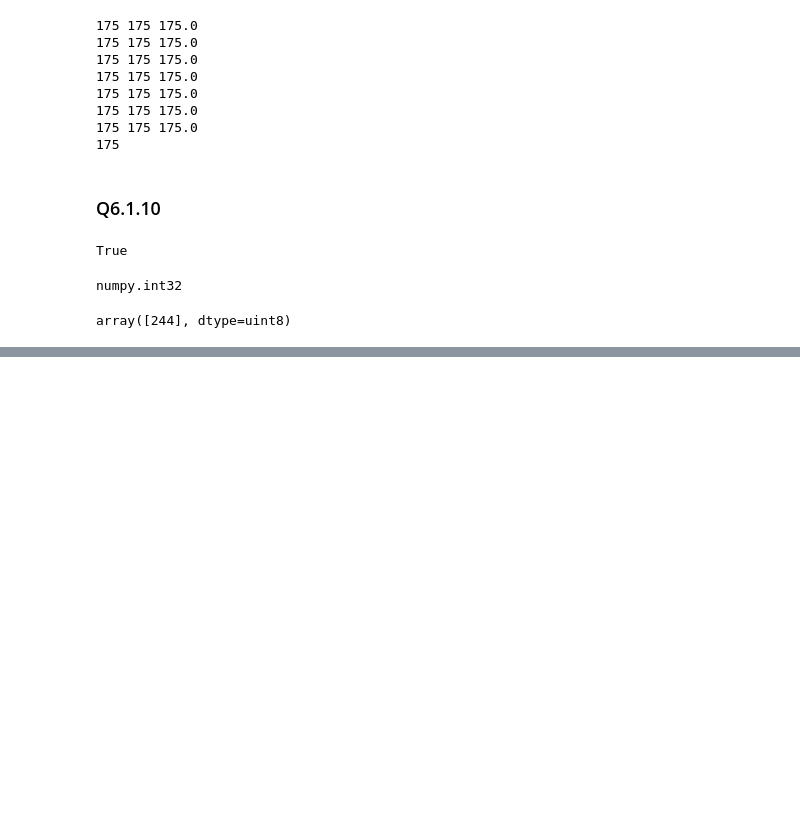
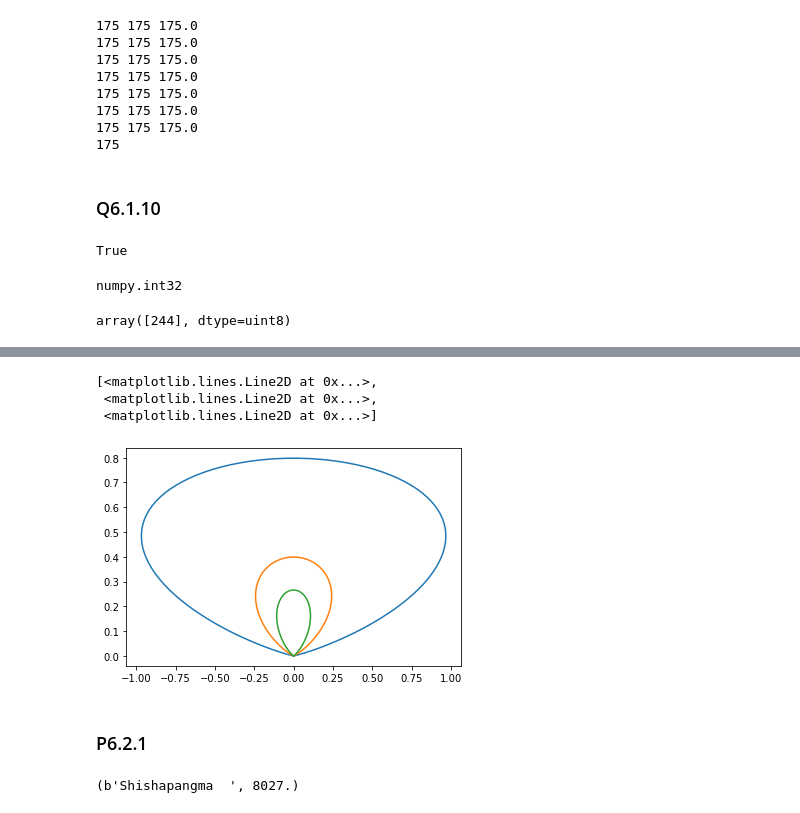
Before and after one commit to cenkt/SciPythonBook, a Jupyter notebook: Chapter6.ipynb, the cells around one changed output, grey strips where cells are left out. Cells and saved outputs as stored; diff of their text form; code cells hidden in the pictures; blank space fills up the shorter version.

```diff
--- a/Chapter6.ipynb
+++ b/Chapter6.ipynb
@@ -812,0 +933,20 @@ array([244], dtype=uint8)
+# %%
+plt.plot(dydx, y)
+# %% [output]
+[<matplotlib.lines.Line2D at 0x...>,
+ <matplotlib.lines.Line2D at 0x...>,
+ <matplotlib.lines.Line2D at 0x...>]
+[figure, added]
+# %% [markdown]
+### P6.2.1
+# %%
+mnth = np.genfromtxt(
+    "ex6-2-b-mountain-data.txt",
+    skip_header=11,
+    skip_footer=1,
+    delimiter=[14, 5],
+    dtype=[("name", "S14"), ("height", "f8")],
+)
+mnth[mnth["height"].argmin()]
+# %% [output]
+(b'Shishapangma  ', 8027.)
```
Also changed, not shown: parts of 30 cells of this notebook, 7 other files.
